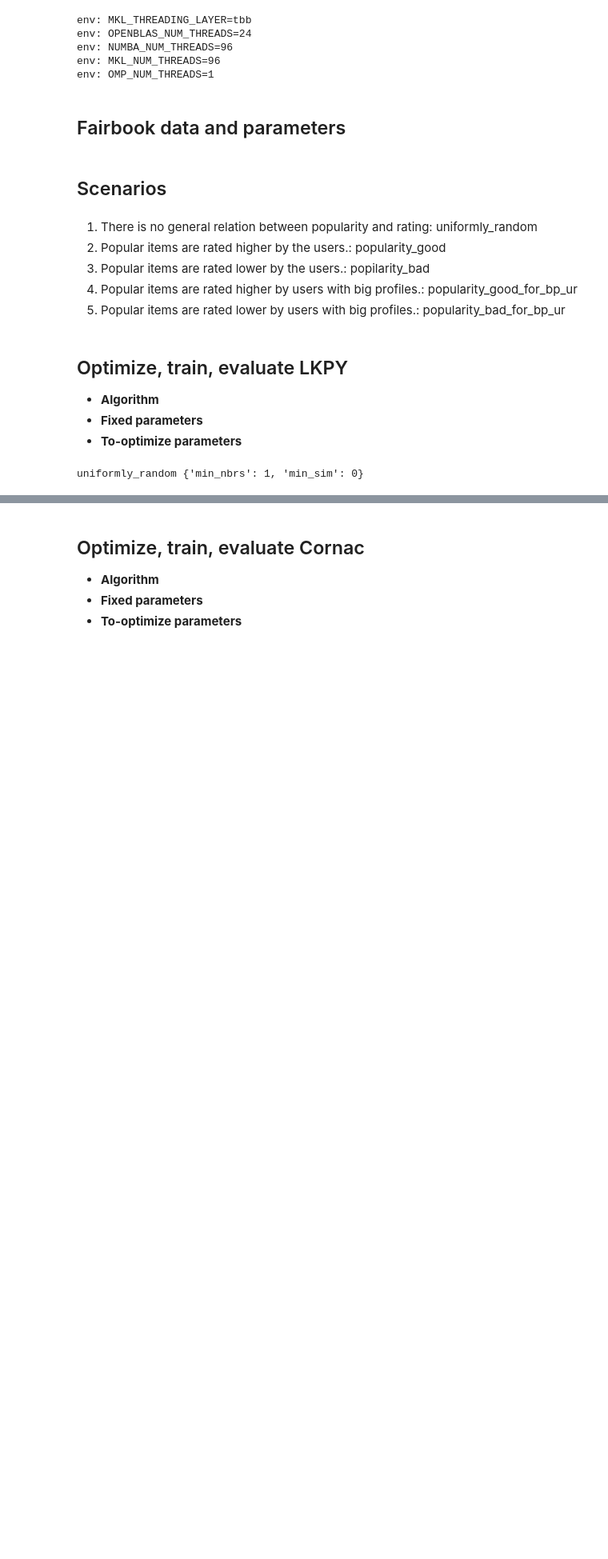
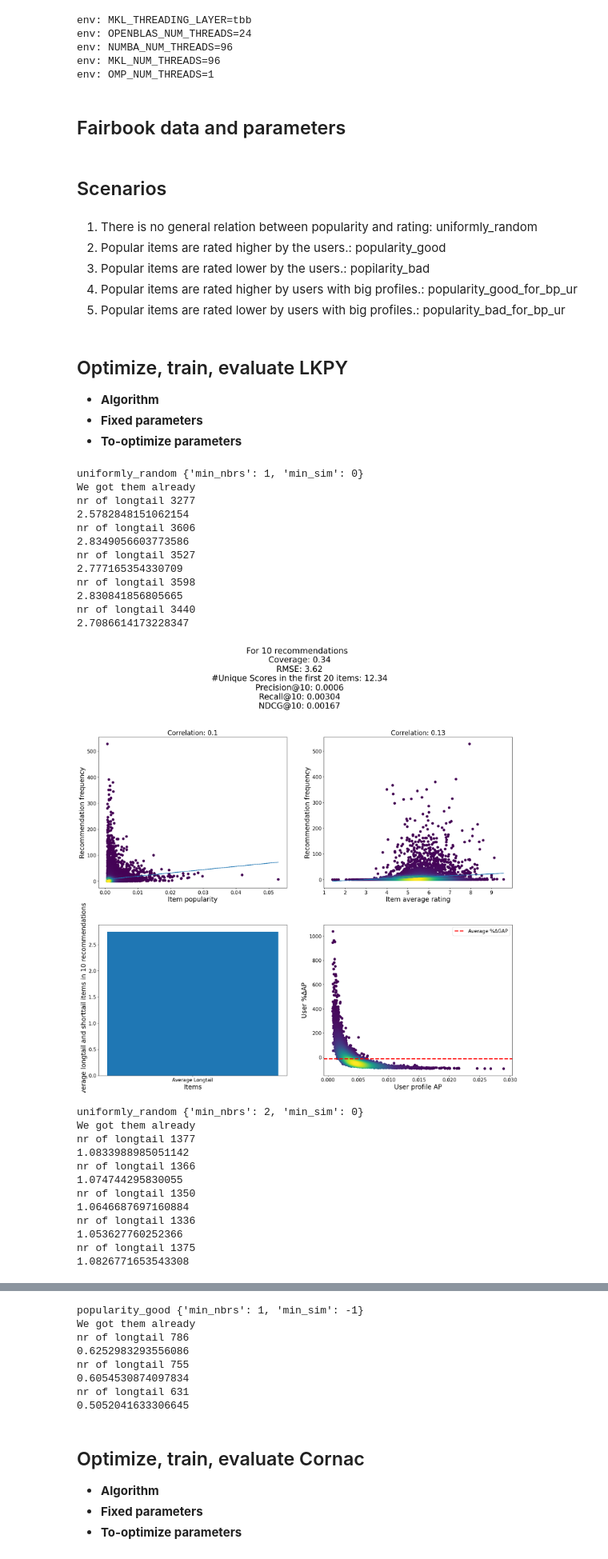
Before and after one commit to SavvinaDaniil/DiagnosingBiasRecSys, a Jupyter notebook: UserKNNExperimentSyntheticData.ipynb, the cells around one changed output, grey strips where cells are left out. Shown at 80% size. Drawn from its saved outputs; the diff is of its cells as text; code cells hidden in the pictures; blank space fills up the shorter version.

```diff
--- a/UserKNNExperimentSyntheticData.ipynb
+++ b/UserKNNExperimentSyntheticData.ipynb
@@ -83,10 +83,9 @@ algo_versions = {
     "UserKNN": [
         {"min_nbrs": 1, "min_sim": 0},
         {"min_nbrs": 2, "min_sim": 0},
-        {"min_nbrs": 10, "min_sim": 0},
         {"min_nbrs": 1, "min_sim": -1},
         {"min_nbrs": 2, "min_sim": -1},
-        {"min_nbrs": 10, "min_sim": -1},
+
     ]
 }
 # %%
@@ -116,28 +115,31 @@ for i in range(len(data_strategies)):
     for args in versions:
         print(data_strategy, args)
 
-        # optimize for this fixed version
-        best_params = optimize_lkpy(
-            ratings=ratings,
-            algorithm_name=algo_name,
-            args=args,
-            partition_way="row",
-            max_evals=20,
-        )
+        p = "best_parameters/" + algo_name + "/" + data_strategy + "_" + str(args) + ".pkl"
+        if os.path.isfile(p):
+            print("We got them already")
+            with open(p, "rb") as f:
+                best_params = pickle.load(f)
+        else:
+            print("We have to compute them now")
+            # optimize for this fixed version
+            best_params = optimize_lkpy(
+                ratings=ratings, algorithm_name=algo_name, args=args, max_evals=20, partition_way = 'row'
+            )
 
-        # save the best parameters for this fixed version
+            # save the best parameters for this fixed version
 
-        with open(
-            "best_parameters/"
-            + algo_name
-            + "/"
-            + data_strategy
-            + "_"
-            + str(args)
-            + ".pkl",
-            "wb",
-        ) as f:
-            pickle.dump(best_params, f)
+            with open(
+                "best_parameters/"
+                + algo_name
+                + "/"
+                + data_strategy
+                + "_"
+                + str(args)
+                + ".pkl",
+                "wb",
+            ) as f:
+                pickle.dump(best_params, f)
 
         optimal_nnbrs = best_params["nnbrs"]
 
@@ -152,30 +154,54 @@ for i in range(len(data_strategies)):
             algo_name=algo_name,
             ratings=ratings,
             evaluation_way=evaluation_way,
             verbose=verbose,
             n=nr_recs,
             sampling_strategy=sampling_strategy,
             partition_way=partition_way,
             plot=plot,
             data_strategy=data_strategy,
             args=args,
             save_plot=save_plot,
         )
 
         # Save metrics!
         with open(
             "experimental_results/"
             + algo_name
             + "/"
             + data_strategy
             + "_"
             + str(args)
             + ".pkl",
             "wb",
         ) as f:
             pickle.dump(metrics_dict_lkpy, f)
 
         with open('experimental_results/'+algo_name+'/detailed_per_item_'+data_strategy+'_'+str(args)+'.pkl', 'wb') as f:
             pickle.dump(pop_biases_lkpy, f)
 # %% [output]
 uniformly_random {'min_nbrs': 1, 'min_sim': 0}
+We got them already
+nr of longtail 3277
+2.5782848151062154
+nr of longtail 3606
+2.8349056603773586
+nr of longtail 3527
+2.777165354330709
+nr of longtail 3598
+2.830841856805665
+nr of longtail 3440
+2.7086614173228347
+[figure, added]
+uniformly_random {'min_nbrs': 2, 'min_sim': 0}
+We got them already
+nr of longtail 1377
+1.0833988985051142
+nr of longtail 1366
+1.074744295830055
+nr of longtail 1350
+1.0646687697160884
+nr of longtail 1336
+1.053627760252366
+nr of longtail 1375
+1.0826771653543308
@@ -182,3 +261,11 @@ uniformly_random {'min_nbrs': 1, 'min_sim': 0}
+popularity_good {'min_nbrs': 1, 'min_sim': -1}
+We got them already
+nr of longtail 786
+0.6252983293556086
+nr of longtail 755
+0.6054530874097834
+nr of longtail 631
+0.5052041633306645
 # %% [markdown]
 ## Optimize, train, evaluate Cornac
 - **Algorithm**
```
Also changed, not shown: parts of 2 cells of this notebook, 33 other files.
